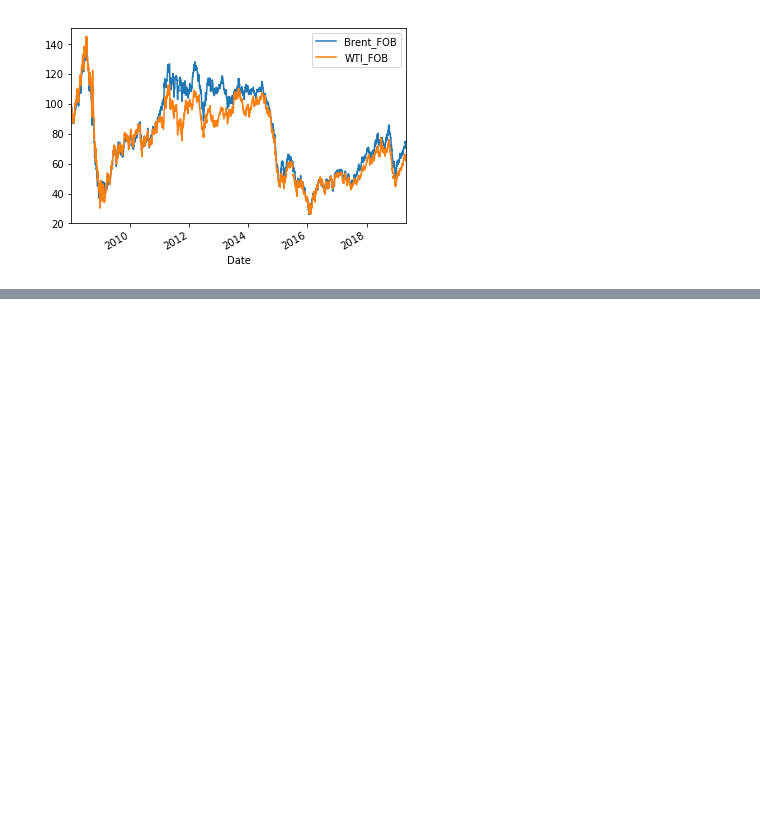
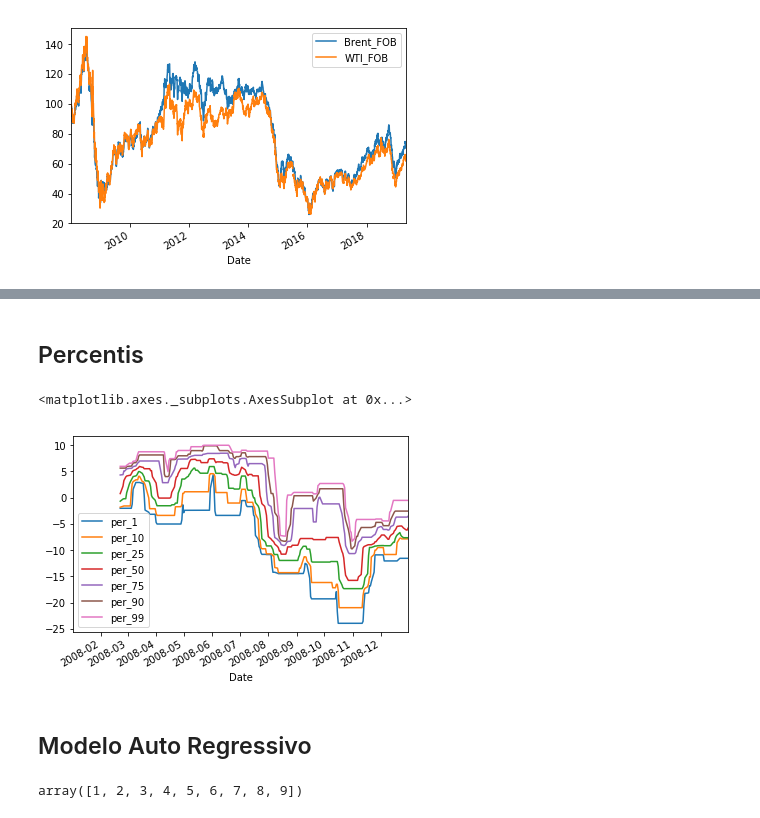
Before and after one commit to lucasmesz/Ciencia_de_Dados, a Jupyter notebook: Series_ML.ipynb, the cells around one changed output, grey strips where cells are left out. Saved outputs shown, nothing was run; the diff lists cells and outputs as text; code cells hidden in the pictures; blank space fills up the shorter version.

```diff
--- a/Series_ML.ipynb
+++ b/Series_ML.ipynb
@@ -200,0 +242,2 @@ plt.show()
+# %% [markdown]
+## Percentis
@@ -200,0 +246,14 @@ plt.show()
+# %%
+percentiles= [1,10,25,50,75,90,99]
+
+percentile_functions=[partial(np.percentile, q=percentile) for percentile in percentiles]
+# %%
+feats_2=Brent_perc.rolling(20, closed='right').aggregate(percentile_functions)
+feats_2.columns=['per_1','per_10','per_25','per_50','per_75','per_90','per_99']
+# %%
+feats_2['2008'].plot()
+# %% [output]
+<matplotlib.axes._subplots.AxesSubplot at 0x...>
+[figure, added]
+# %% [markdown]
+## Modelo Auto Regressivo
@@ -200,0 +264,4 @@ plt.show()
+# %%
+shifts
+# %% [output]
+array([1, 2, 3, 4, 5, 6, 7, 8, 9])
```
Also changed, not shown: parts of 42 cells of this notebook.
